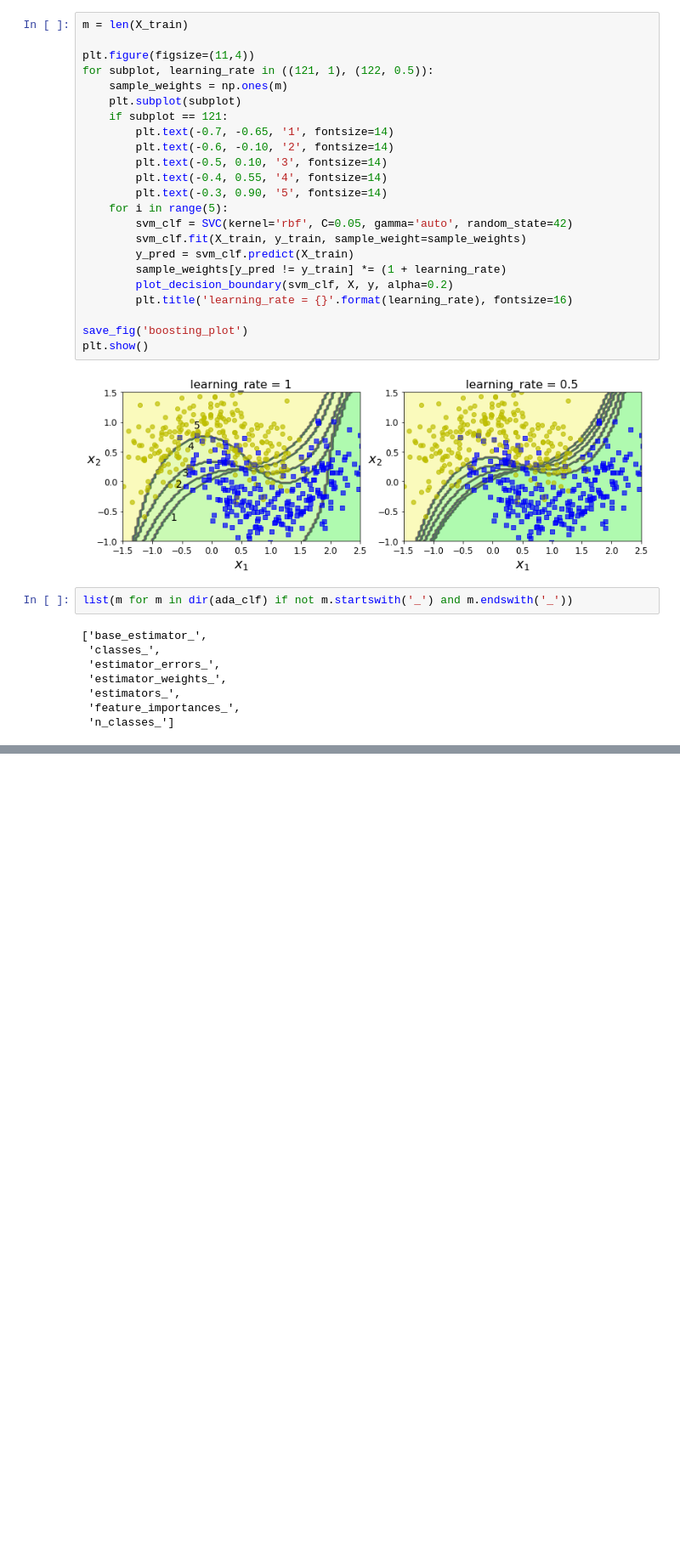
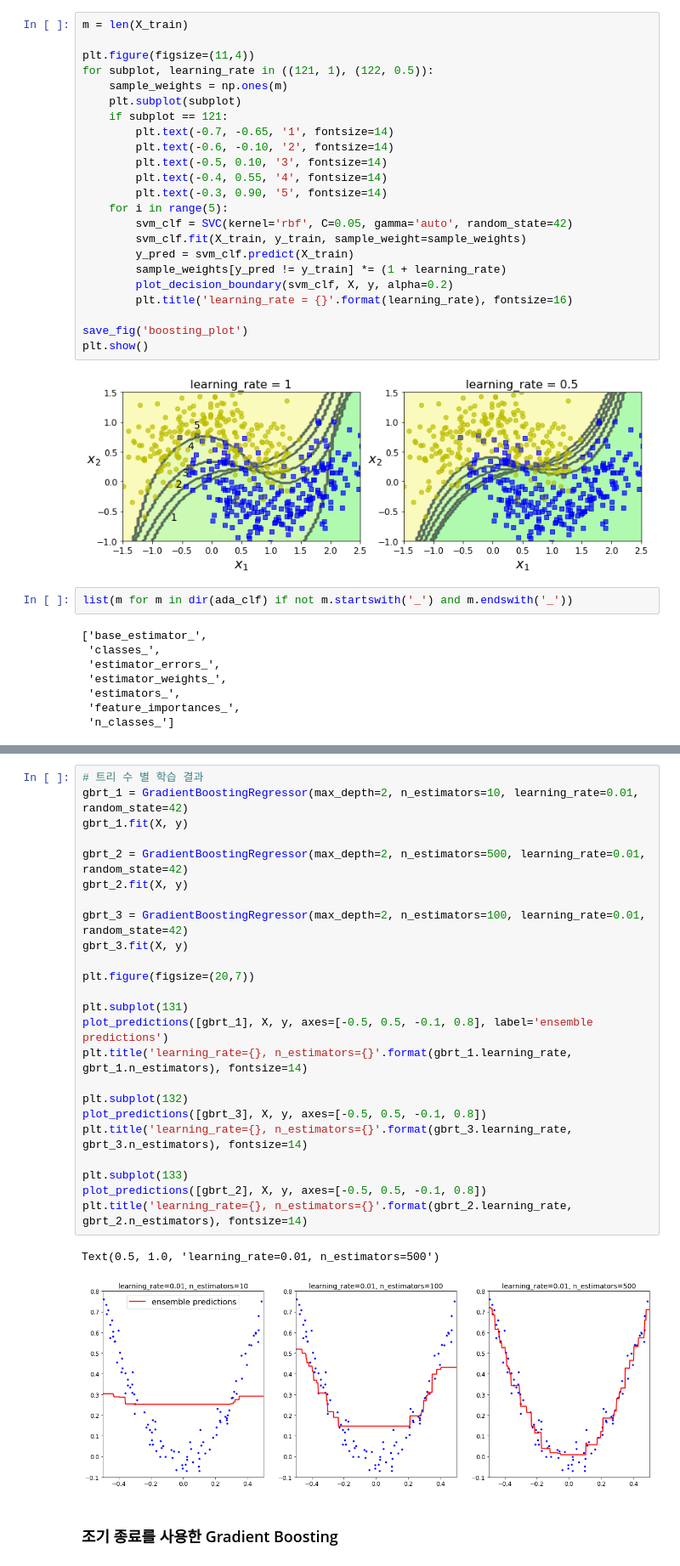
Before and after one commit to herbwood/study_datascience, a Jupyter notebook: scikit_learn/handson/07.ensemble.ipynb, the cells around one changed output, grey strips where cells are left out. Shown at 85% size. Cells and saved outputs as stored; diff of their text form; blank space fills up the shorter version.

```diff
--- a/scikit_learn/handson/07.ensemble.ipynb
+++ b/scikit_learn/handson/07.ensemble.ipynb
@@ -357,0 +508,29 @@ list(m for m in dir(ada_clf) if not m.startswith('_') and m.endswith('_'))
+# %%
+# 트리 수 별 학습 결과
+gbrt_1 = GradientBoostingRegressor(max_depth=2, n_estimators=10, learning_rate=0.01, random_state=42)
+gbrt_1.fit(X, y)
+
+gbrt_2 = GradientBoostingRegressor(max_depth=2, n_estimators=500, learning_rate=0.01, random_state=42)
+gbrt_2.fit(X, y)
+
+gbrt_3 = GradientBoostingRegressor(max_depth=2, n_estimators=100, learning_rate=0.01, random_state=42)
+gbrt_3.fit(X, y)
+
+plt.figure(figsize=(20,7))
+
+plt.subplot(131)
+plot_predictions([gbrt_1], X, y, axes=[-0.5, 0.5, -0.1, 0.8], label='ensemble predictions')
+plt.title('learning_rate={}, n_estimators={}'.format(gbrt_1.learning_rate, gbrt_1.n_estimators), fontsize=14)
+
+plt.subplot(132)
+plot_predictions([gbrt_3], X, y, axes=[-0.5, 0.5, -0.1, 0.8])
+plt.title('learning_rate={}, n_estimators={}'.format(gbrt_3.learning_rate, gbrt_3.n_estimators), fontsize=14)
+
+plt.subplot(133)
+plot_predictions([gbrt_2], X, y, axes=[-0.5, 0.5, -0.1, 0.8])
+plt.title('learning_rate={}, n_estimators={}'.format(gbrt_2.learning_rate, gbrt_2.n_estimators), fontsize=14)
+# %% [output]
+Text(0.5, 1.0, 'learning_rate=0.01, n_estimators=500')
+[figure, added]
+# %% [markdown]
+### 조기 종료를 사용한 Gradient Boosting
```
Also changed, not shown: parts of 19 cells of this notebook.
